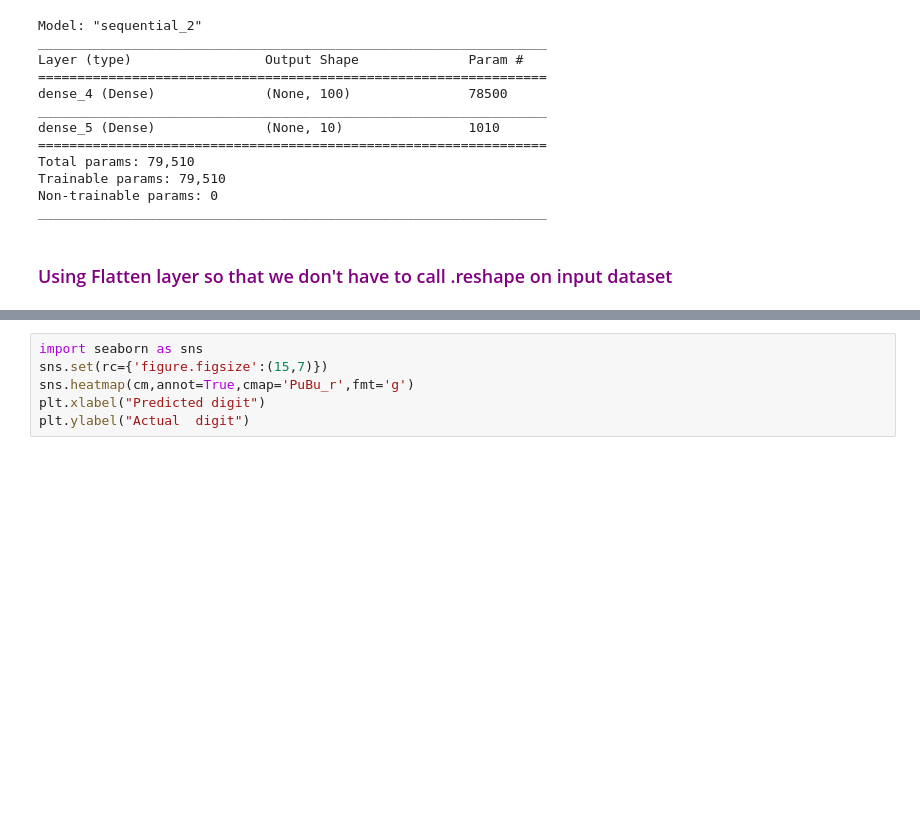
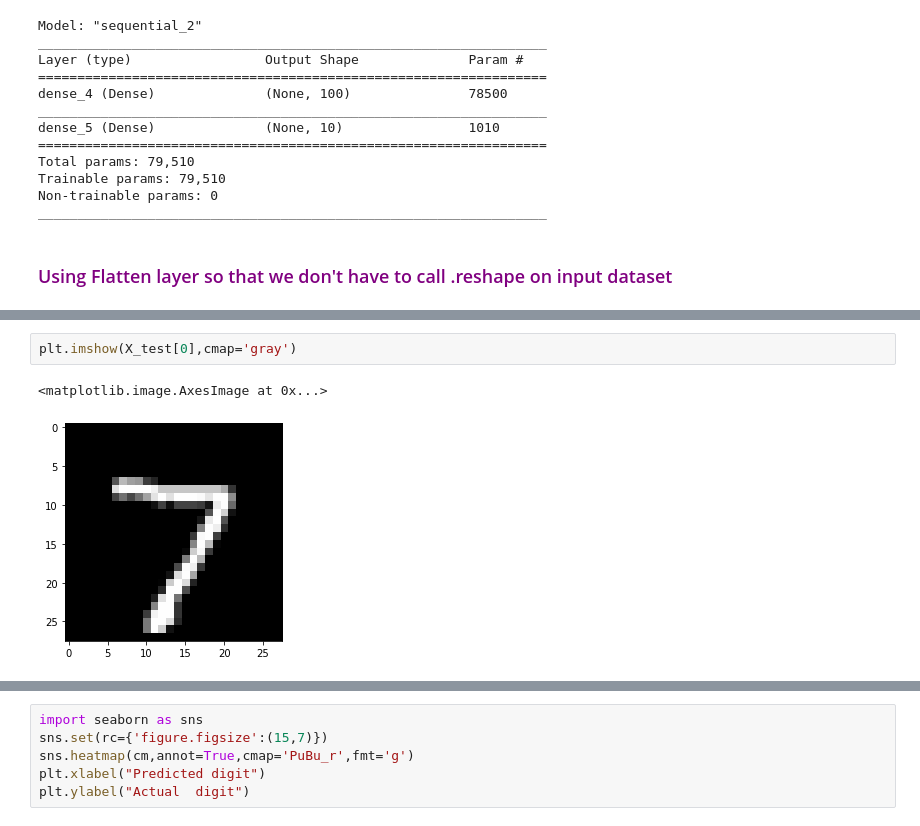
Before and after one commit to nilaykarade/regenesys-deep-learnig, a Jupyter notebook: day 3/tf_2_ANN_for_MNIST_dataset.ipynb, the cells around one changed output, grey strips where cells are left out. Drawn from its saved outputs; the diff is of its cells as text; blank space fills up the shorter version.

```diff
--- a/day 3/tf_2_ANN_for_MNIST_dataset.ipynb
+++ b/day 3/tf_2_ANN_for_MNIST_dataset.ipynb
@@ -283,0 +300,5 @@ array([7, 2, 1, ..., 4, 5, 6])
+# %%
+plt.imshow(X_test[0],cmap='gray')
+# %% [output]
+<matplotlib.image.AxesImage at 0x...>
+[figure, added]
```
Also changed, not shown: parts of 23 cells of this notebook.
